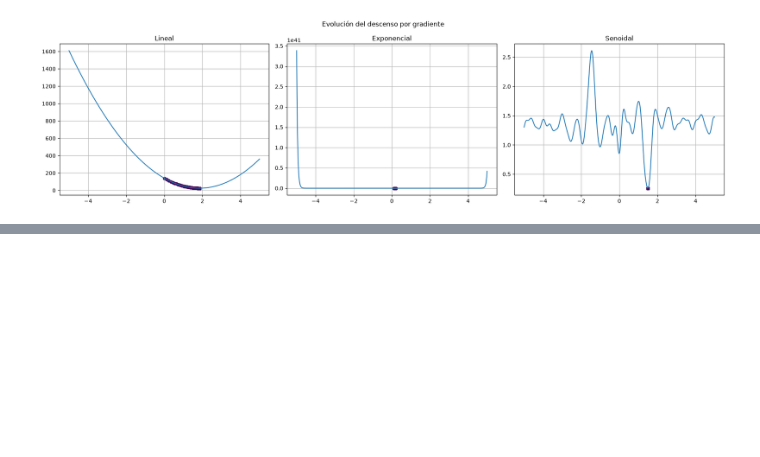
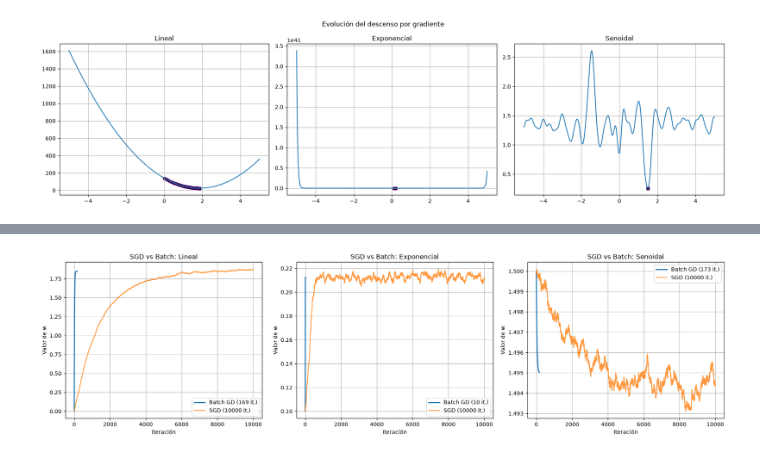
Before and after one commit to belentellechea/obligatorio_2_calculo, a Jupyter notebook: project.ipynb, the cells around one changed output, grey strips where cells are left out. Saved outputs shown, nothing was run; the diff lists cells and outputs as text; code cells hidden in the pictures; blank space fills up the shorter version.

```diff
--- a/project.ipynb
+++ b/project.ipynb
@@ -725,0 +732,78 @@ plt.show()
+# %%
+def descenso_gradiente_estocastico(loss_list, x0, lr, max_iter=100, seed=42):
+    np.random.seed(seed)
+    xn = x0
+    history = [xn]
+    iteraciones = 0
+    derivatives = [l.derivative() for l in loss_list]
+    n_samples = len(loss_list)
+
+    for _ in range(max_iter):
+        i = np.random.randint(0, n_samples)
+        grad = derivatives[i].eval(xn)
+        xn = xn - lr * grad
+        history.append(xn)
+        iteraciones += 1
+
+    return xn, iteraciones, history
+
+
+def construir_loss_individual(df, pred_fn):
+    N = len(df)
+    losses = []
+
+    for _, row in df.iterrows():
+        losses.append(((pred_fn(row["x"]) - row["y"]) ** 2) / N)
+
+    return losses
+
+
+config_51 = [
+    ("Lineal", df_linear, loss_lin, lambda xi: w * xi, 0.0, 0.001, 10000),
+    ("Exponencial", df_exp, loss_exp_model, lambda xi: exp(w * xi), 0.1, 0.001, 10000),
+    ("Senoidal", df_sin, loss_sin_model, lambda xi: sin(w * xi), 1.5, 0.001, 10000),
+]
+
+fig, axs = plt.subplots(1, 3, figsize=(18, 5))
+resumen_51 = []
+
+for ax, (nombre, df_model, loss_total, pred_fn, w0, lr, max_iter) in zip(axs, config_51):
+    loss_ind = construir_loss_individual(df_model, pred_fn)
+
+    w_sgd, it_sgd, hist_sgd = descenso_gradiente_estocastico(
+        loss_ind,
+        x0=w0,
+        lr=lr,
+        max_iter=max_iter
+    )
+
+    w_batch, it_batch, hist_batch = descenso_gradiente(
+        loss_total,
+        x0=w0,
+        lr=lr,
+        max_iter=max_iter
+    )
+
+    resumen_51.append({
+        "Modelo": nombre,
+        "w inicial": w0,
+        "lr": lr,
+        "Batch GD": round(float(w_batch), 6),
+        "Iter. Batch": it_batch,
+        "SGD": round(float(w_sgd), 6),
+        "Iter. SGD": it_sgd,
+    })
+
+    ax.plot(hist_batch, label=f"Batch GD ({it_batch} it.)", lw=2)
+    ax.plot(hist_sgd, label=f"SGD ({it_sgd} it.)", alpha=0.8)
+    ax.set_title(f"SGD vs Batch: {nombre}")
+    ax.set_xlabel("Iteración")
+    ax.set_ylabel("Valor de w")
+    ax.legend()
+    ax.grid(True)
+
+display(pd.DataFrame(resumen_51))
+
+plt.tight_layout()
+plt.show()
+# %% [output]
@@ -725,0 +814 @@ plt.show()
+[figure, added]
```
Also changed, not shown: parts of 10 cells of this notebook, 1 other file.
